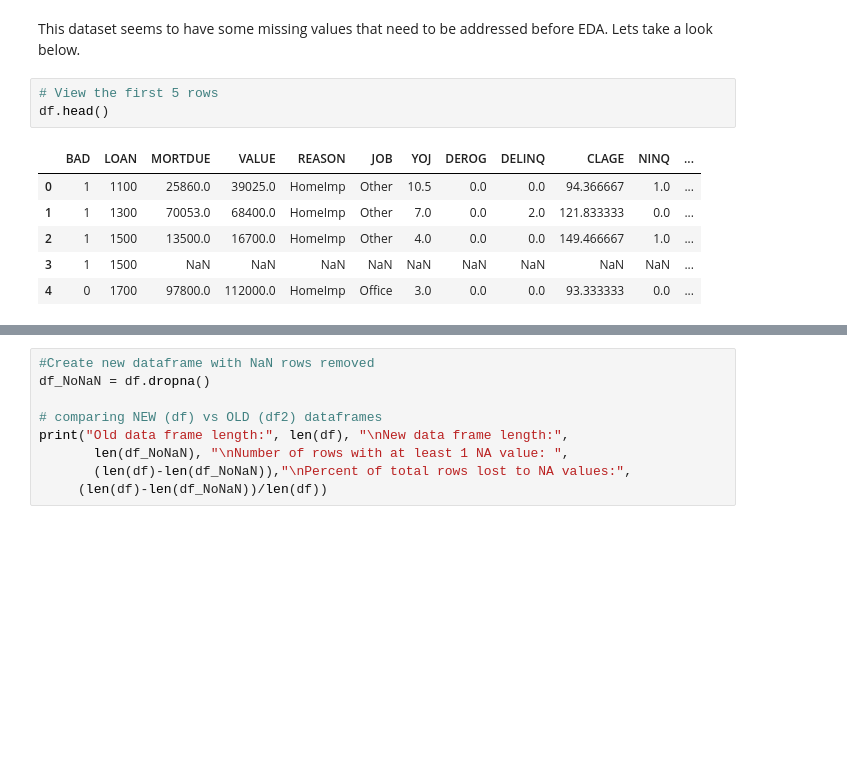
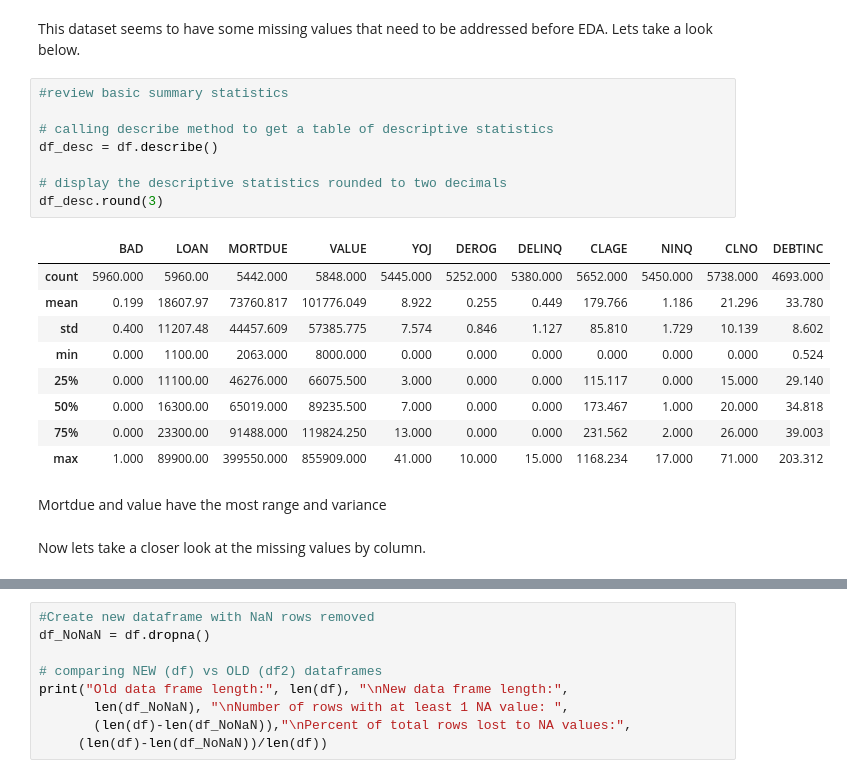
Before and after one commit to bbal20/stats2_project2, a Jupyter notebook: stats2_project2.ipynb, the cells around one changed output, grey strips where cells are left out. Drawn from its saved outputs; the diff is of its cells as text; blank space fills up the shorter version.

```diff
--- a/stats2_project2.ipynb
+++ b/stats2_project2.ipynb
@@ -47,12 +56,24 @@ memory usage: 605.4+ KB
 # %% [markdown]
 This dataset seems to have some missing values that need to be addressed before EDA. Lets take a look below.
-# %%
-# View the first 5 rows
-df.head()
-# %% [output]
-|  | BAD | LOAN | MORTDUE | VALUE | REASON | JOB | YOJ | DEROG | DELINQ | CLAGE | NINQ | ... |
-| 0 | 1 | 1100 | 25860.0 | 39025.0 | HomeImp | Other | 10.5 | 0.0 | 0.0 | 94.366667 | 1.0 | ... |
-| 1 | 1 | 1300 | 70053.0 | 68400.0 | HomeImp | Other | 7.0 | 0.0 | 2.0 | 121.833333 | 0.0 | ... |
-| 2 | 1 | 1500 | 13500.0 | 16700.0 | HomeImp | Other | 4.0 | 0.0 | 0.0 | 149.466667 | 1.0 | ... |
-| 3 | 1 | 1500 | NaN | NaN | NaN | NaN | NaN | NaN | NaN | NaN | NaN | ... |
-| 4 | 0 | 1700 | 97800.0 | 112000.0 | HomeImp | Office | 3.0 | 0.0 | 0.0 | 93.333333 | 0.0 | ... |
+# %%
+#review basic summary statistics
+
+# calling describe method to get a table of descriptive statistics
+df_desc = df.describe()
+
+# display the descriptive statistics rounded to two decimals
+df_desc.round(3)
+# %% [output]
+|  | BAD | LOAN | MORTDUE | VALUE | YOJ | DEROG | DELINQ | CLAGE | NINQ | CLNO | DEBTINC |
+| count | 5960.000 | 5960.00 | 5442.000 | 5848.000 | 5445.000 | 5252.000 | 5380.000 | 5652.000 | 5450.000 | 5738.000 | 4693.000 |
+| mean | 0.199 | 18607.97 | 73760.817 | 101776.049 | 8.922 | 0.255 | 0.449 | 179.766 | 1.186 | 21.296 | 33.780 |
+| std | 0.400 | 11207.48 | 44457.609 | 57385.775 | 7.574 | 0.846 | 1.127 | 85.810 | 1.729 | 10.139 | 8.602 |
+| min | 0.000 | 1100.00 | 2063.000 | 8000.000 | 0.000 | 0.000 | 0.000 | 0.000 | 0.000 | 0.000 | 0.524 |
+| 25% | 0.000 | 11100.00 | 46276.000 | 66075.500 | 3.000 | 0.000 | 0.000 | 115.117 | 0.000 | 15.000 | 29.140 |
+| 50% | 0.000 | 16300.00 | 65019.000 | 89235.500 | 7.000 | 0.000 | 0.000 | 173.467 | 1.000 | 20.000 | 34.818 |
+| 75% | 0.000 | 23300.00 | 91488.000 | 119824.250 | 13.000 | 0.000 | 0.000 | 231.562 | 2.000 | 26.000 | 39.003 |
+| max | 1.000 | 89900.00 | 399550.000 | 855909.000 | 41.000 | 10.000 | 15.000 | 1168.234 | 17.000 | 71.000 | 203.312 |
+# %% [markdown]
+Mortdue and value have the most range and variance
+# %% [markdown]
+Now lets take a closer look at the missing values by column.
```
Also changed, not shown: parts of 14 cells of this notebook.
